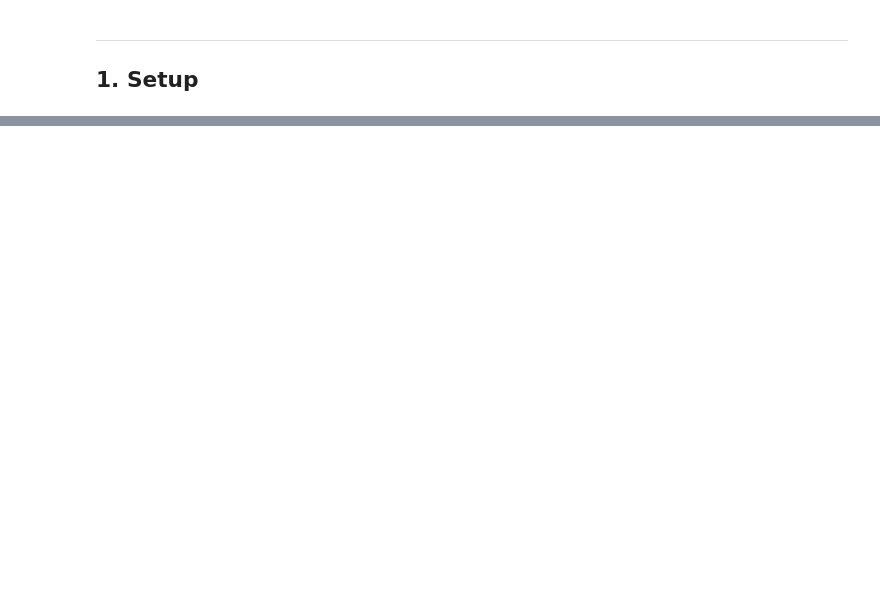
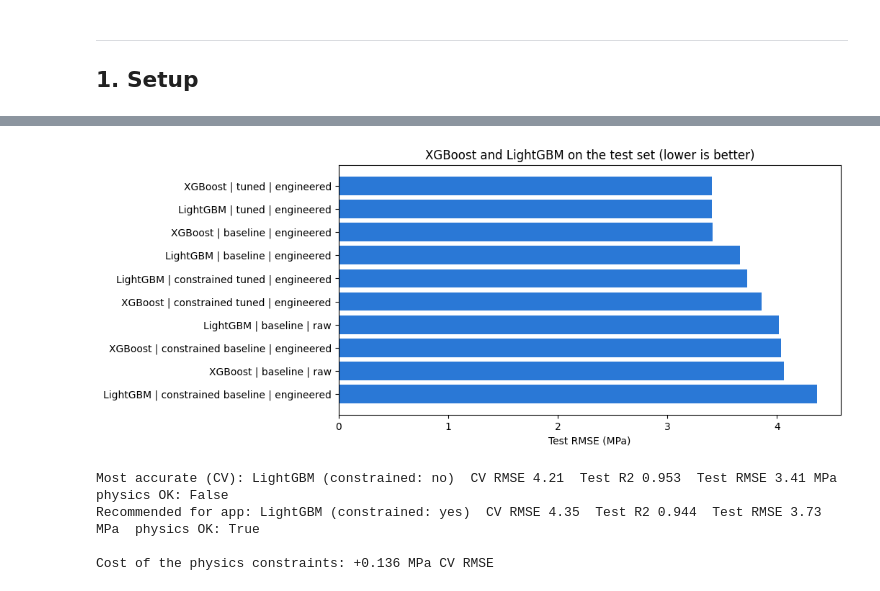
Before and after one commit to YashPame/StrengthCast, a Jupyter notebook: backend/ML/05_Model.ipynb, the cells around one changed output, grey strips where cells are left out. Drawn from its saved outputs; the diff is of its cells as text; code cells hidden in the pictures; blank space fills up the shorter version.

```diff
--- a/backend/ML/05_Model.ipynb
+++ b/backend/ML/05_Model.ipynb
@@ -649,0 +241,3 @@ Saved to                 : models\concrete_strength_model_v2.joblib  (refit on a
+# %%
+tuned_params, tuned = tune(top3)
+tuned
@@ -649,0 +416,8 @@ Saved to                 : models\concrete_strength_model_v2.joblib  (refit on a
+# %%
+summary = pd.concat([
+    baseline.assign(stage='1 baseline'),
+    tuned.reset_index().assign(stage='2 tuned', features=FEATURE_NAME),
+    baseline_c.assign(stage='3 constrained baseline', features=FEATURE_NAME),
+    tuned_c.reset_index().assign(stage='4 constrained tuned', features=FEATURE_NAME),
+], ignore_index=True)[['stage', 'model', 'features', 'CV_R2', 'CV_RMSE', 'CV_MAE', 'Train_R2']]
+summary.sort_values('CV_RMSE').head(15)
@@ -649,0 +447,25 @@ Saved to                 : models\concrete_strength_model_v2.joblib  (refit on a
+# %%
+TOP_MODELS = ['XGBoost', 'LightGBM']
+
+
+def test_scores(estimator, features):
+    pred = make_model(estimator).fit(train[features], y_train).predict(test[features])
+    return {'Test_R2': r2_score(y_test, pred), 'Test_RMSE': root_mean_squared_error(y_test, pred),
+            'Test_MAE': mean_absolute_error(y_test, pred)}
+
+
+rows = []
+for name in TOP_MODELS:
+    for feature_name, features in FEATURE_SETS.items():
+        rows.append({'stage': '1 baseline', 'model': name, 'features': feature_name,
+                     **test_scores(baseline_models()[name], features)})
+    rows.append({'stage': '3 constrained baseline', 'model': name, 'features': FEATURE_NAME,
+                 **test_scores(create(name, constrained=True), FEATURES)})
+for _, r in results[results['model'].isin(TOP_MODELS)].iterrows():   # tuned models were scored in section 5
+    rows.append({'stage': '4 constrained tuned' if r['constrained'] == 'yes' else '2 tuned', 'model': r['model'],
+                 'features': FEATURE_NAME, 'Test_R2': r['Test_R2'], 'Test_RMSE': r['Test_RMSE'], 'Test_MAE': r['Test_MAE']})
+
+top_test = pd.DataFrame(rows).merge(summary[['stage', 'model', 'features', 'CV_R2', 'CV_RMSE']],
+                                    on=['stage', 'model', 'features'])
+top_test = top_test[['stage', 'model', 'features', 'CV_R2', 'CV_RMSE', 'Test_R2', 'Test_RMSE', 'Test_MAE']]
+top_test.sort_values('Test_RMSE').reset_index(drop=True)
@@ -649,0 +484,27 @@ Saved to                 : models\concrete_strength_model_v2.joblib  (refit on a
+# %%
+top = top_test.sort_values('Test_RMSE')
+labels = top['model'] + ' | ' + top['stage'].str[2:] + ' | ' + top['features']
+fig, ax = plt.subplots(figsize=(9, 4.5))
+ax.barh(labels[::-1], top['Test_RMSE'][::-1], color='#2a78d6')
+ax.set_xlabel('Test RMSE (MPa)')
+ax.set_title('XGBoost and LightGBM on the test set (lower is better)')
+plt.show()
+# %% [output]
+[figure, added]
+# %%
+most_accurate = results.iloc[0]
+physical = results[results['physics_OK']]
+recommended = physical.iloc[0] if len(physical) else most_accurate
+
+def describe(r):
+    return (f"{r['model']} (constrained: {r['constrained']})  CV RMSE {r['CV_RMSE']:.2f}  "
+            f"Test R2 {r['Test_R2']:.3f}  Test RMSE {r['Test_RMSE']:.2f} MPa  physics OK: {r['physics_OK']}")
+
+print('Most accurate (CV):', describe(most_accurate))
+print('Recommended for app:', describe(recommended))
+print(f"\nCost of the physics constraints: {recommended['CV_RMSE'] - most_accurate['CV_RMSE']:+.3f} MPa CV RMSE")
+# %% [output]
+Most accurate (CV): LightGBM (constrained: no)  CV RMSE 4.21  Test R2 0.953  Test RMSE 3.41 MPa  physics OK: False
+Recommended for app: LightGBM (constrained: yes)  CV RMSE 4.35  Test R2 0.944  Test RMSE 3.73 MPa  physics OK: True
+
+Cost of the physics constraints: +0.136 MPa CV RMSE
```
Also changed, not shown: parts of 70 cells of this notebook, 19 other files.
